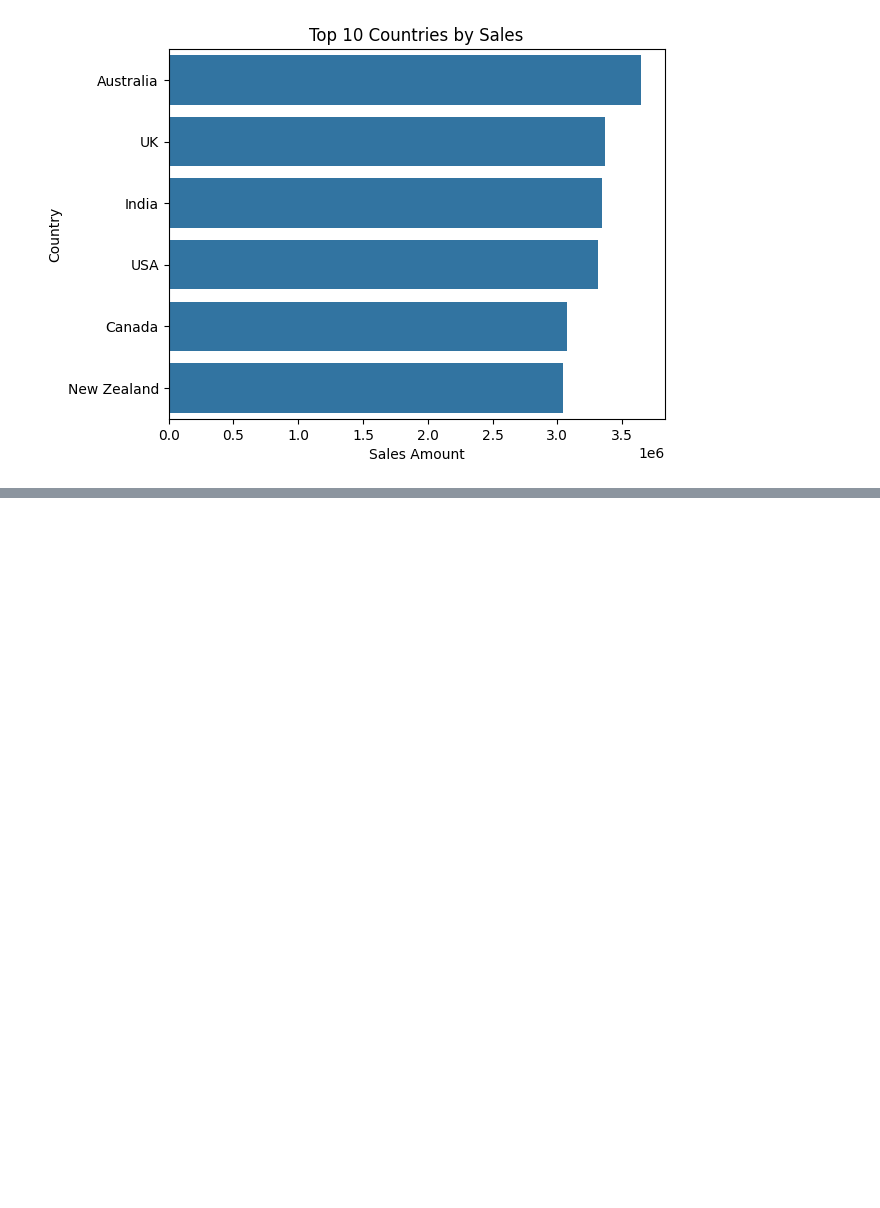
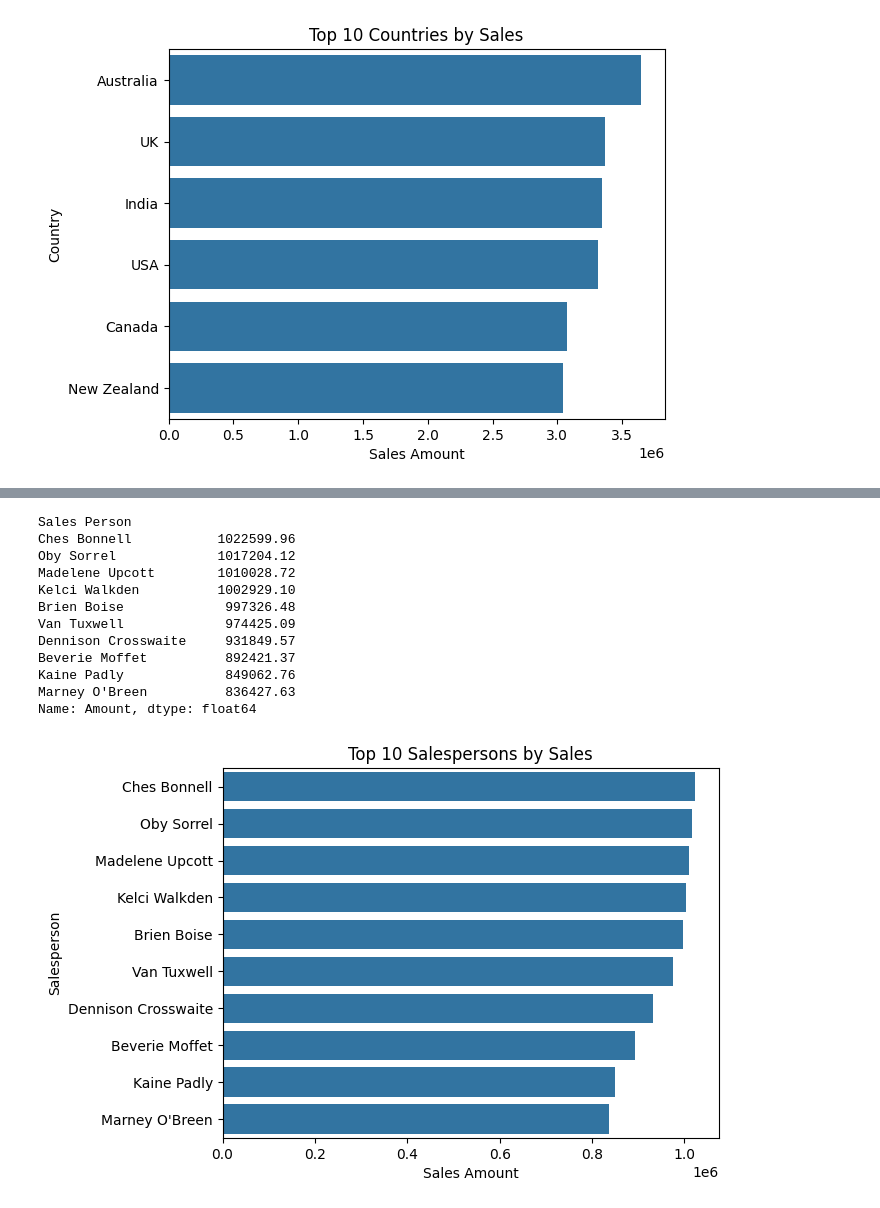
Before and after one commit to SUSH9391/sales-dashboard-analysis, a Jupyter notebook: notebooks/Chocolate_Sales_Dashboard_Analysis.ipynb, the cells around one changed output, grey strips where cells are left out. Cells and saved outputs as stored; diff of their text form; code cells hidden in the pictures; blank space fills up the shorter version.

```diff
--- a/notebooks/Chocolate_Sales_Dashboard_Analysis.ipynb
+++ b/notebooks/Chocolate_Sales_Dashboard_Analysis.ipynb
@@ -173,0 +171,23 @@ ValueError: time data "27/04/2022" doesn't match format "%m/%d/%Y". You might wa
+# %%
+# Salesperson Performance
+salesperson_sales = df.groupby('Sales Person')['Amount'].sum().sort_values(ascending=False)
+print(salesperson_sales.head(10))  # Top 10 salespeople
+sns.barplot(x=salesperson_sales.head(10).values, y=salesperson_sales.head(10).index)
+plt.title('Top 10 Salespersons by Sales')
+plt.xlabel('Sales Amount')
+plt.ylabel('Salesperson')
+plt.show()
+# %% [output]
+Sales Person
+Ches Bonnell           1022599.96
+Oby Sorrel             1017204.12
+Madelene Upcott        1010028.72
+Kelci Walkden          1002929.10
+Brien Boise             997326.48
+Van Tuxwell             974425.09
+Dennison Crosswaite     931849.57
+Beverie Moffet          892421.37
+Kaine Padly             849062.76
+Marney O'Breen          836427.63
+Name: Amount, dtype: float64
+[figure, added]
```
Also changed, not shown: parts of 1 cell of this notebook.
